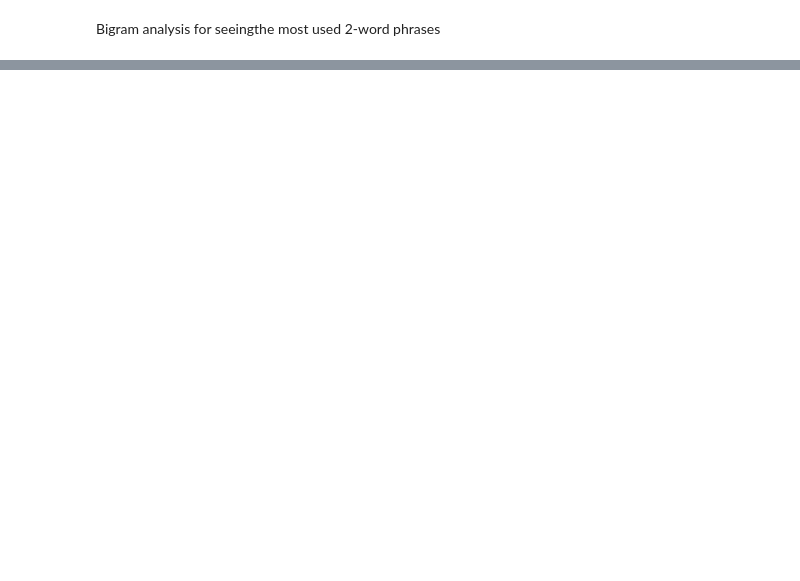
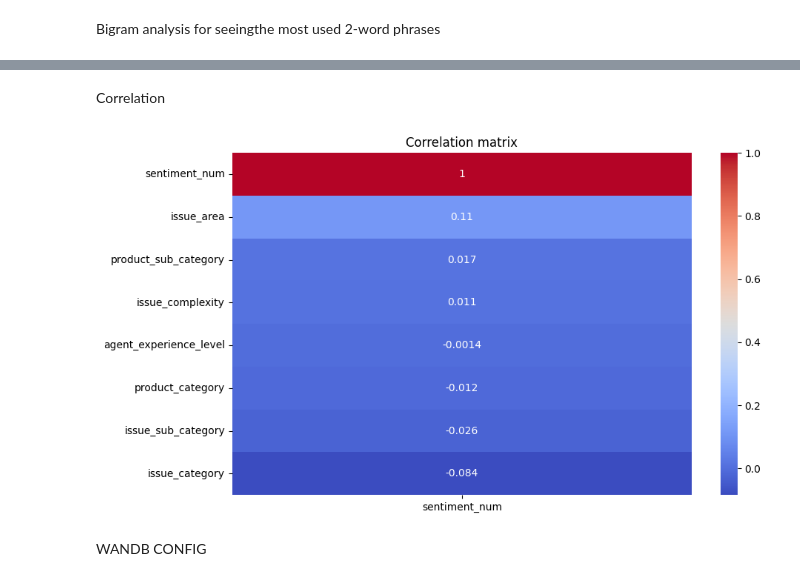
Before and after one commit to ozguozkan/DI725_Assignment_1, a Jupyter notebook: TransformerHW.ipynb, the cells around one changed output, grey strips where cells are left out. Cells and saved outputs as stored; diff of their text form; code cells hidden in the pictures; blank space fills up the shorter version.

```diff
--- a/TransformerHW.ipynb
+++ b/TransformerHW.ipynb
@@ -320,3 +314,30 @@ fig = px.bar(bigram_counts.reset_index(), x=0, y="index",
 fig.show()
 # %% [output]
 [interactive output not drawn]
+# %% [markdown]
+Correlation
+# %%
+import seaborn as sns
+import matplotlib.pyplot as plt
+
+# tranforming sentiments to numbers for making them categoric
+df_corr = train_dataFrame.copy()
+df_corr['sentiment_num'] = df_corr['customer_sentiment'].map({'negative': 0, 'neutral': 1, 'positive': 2})
+
+# what columns i want to experiment
+cat_cols = ['issue_area', 'issue_category', 'issue_sub_category', 'product_category',
+            'product_sub_category', 'issue_complexity', 'agent_experience_level']
+for col in cat_cols:
+    df_corr[col] = df_corr[col].astype('category').cat.codes
+
+# correlation matrix and visualisation
+corr_matrix = df_corr[cat_cols + ['sentiment_num']].corr()
+plt.figure(figsize=(10, 6))
+sns.heatmap(corr_matrix[['sentiment_num']].sort_values(by='sentiment_num', ascending=False),
+            annot=True, cmap='coolwarm')
+plt.title("Correlation matrix")
+plt.show()
+# %% [output]
+[figure, added]
+# %% [markdown]
+WANDB CONFIG
```
Also changed, not shown: parts of 14 cells of this notebook.
